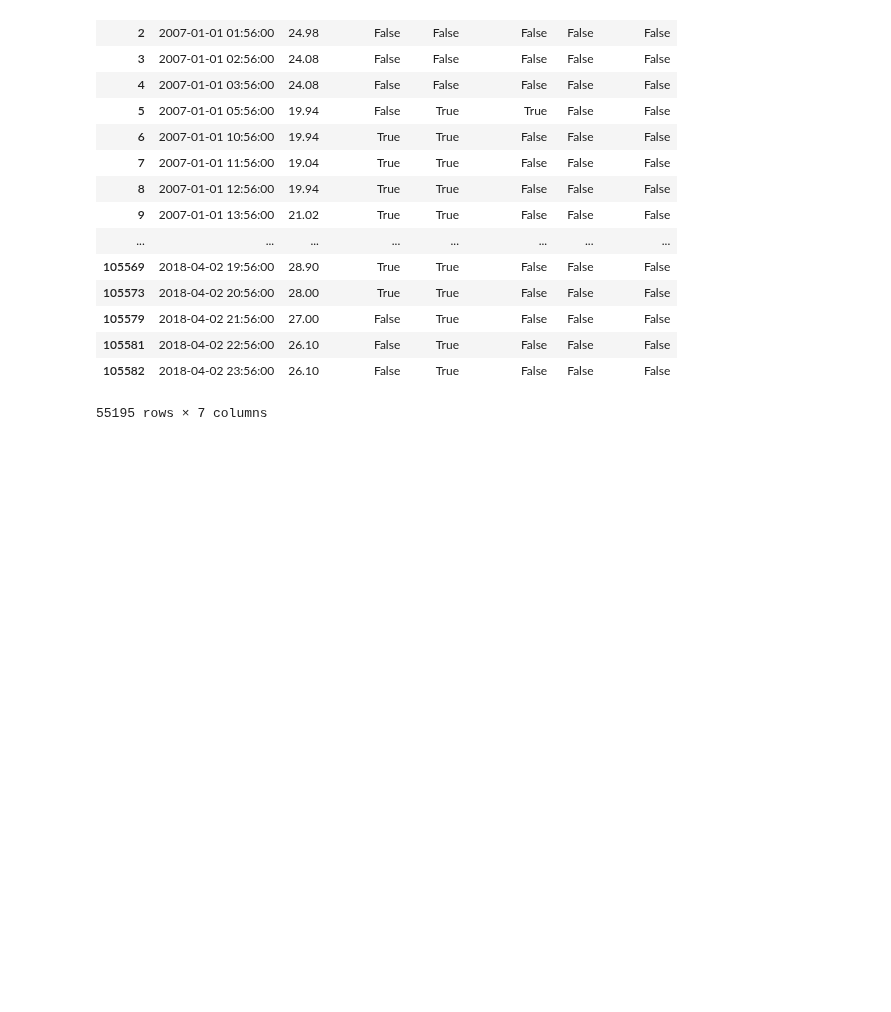
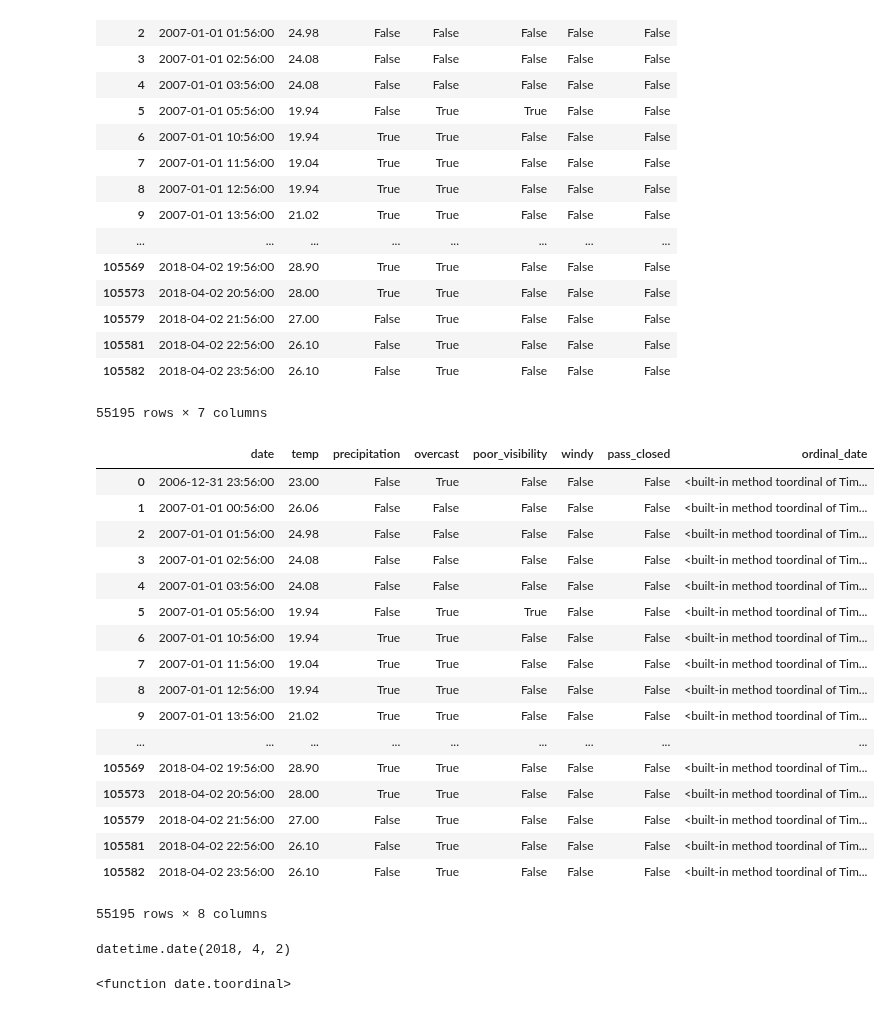
Before and after one commit to leannebaldwin/Pass_Closure, a Jupyter notebook: data_exploration/combine_data.ipynb, the cells around one changed output. Drawn from its saved outputs; the diff is of its cells as text; code cells hidden in the pictures; blank space fills up the shorter version.

Commit message:
Add some exploration on changing datetime values to ordinal for model

```diff
--- a/data_exploration/combine_data.ipynb
+++ b/data_exploration/combine_data.ipynb
@@ -246,3 +248,41 @@ combined_df
 | 105581 | 2018-04-02 22:56:00 | 26.10 | False | True | False | False | False |
 | 105582 | 2018-04-02 23:56:00 | 26.10 | False | True | False | False | False |
 55195 rows × 7 columns
+# %%
+def get_ordinal(date_time):
+    """take a date_time and return it's ordinal value
+    input: datetime
+    output: ordinal
+    """
+    return date_time.toordinal
+# %%
+def add_ordinal(df):
+    """take the combined dataframe and add a column for the ordinal values of the date column
+    input: pandas dataframe
+    output: pandas dataframe
+    """
+    df['ordinal_date'] = df['date'].map(get_ordinal)
+    return df
+# %%
+ord_df = add_ordinal(combined_df)
+# %%
+ord_df
+# %% [output]
+|  | date | temp | precipitation | overcast | poor_visibility | windy | pass_closed | ordinal_date |
+| 0 | 2006-12-31 23:56:00 | 23.00 | False | True | False | False | False | <built-in method toordinal of Tim... |
+| 1 | 2007-01-01 00:56:00 | 26.06 | False | False | False | False | False | <built-in method toordinal of Tim... |
+| 2 | 2007-01-01 01:56:00 | 24.98 | False | False | False | False | False | <built-in method toordinal of Tim... |
+| 3 | 2007-01-01 02:56:00 | 24.08 | False | False | False | False | False | <built-in method toordinal of Tim... |
+| 4 | 2007-01-01 03:56:00 | 24.08 | False | False | False | False | False | <built-in method toordinal of Tim... |
+| 5 | 2007-01-01 05:56:00 | 19.94 | False | True | True | False | False | <built-in method toordinal of Tim... |
+| 6 | 2007-01-01 10:56:00 | 19.94 | True | True | False | False | False | <built-in method toordinal of Tim... |
+| 7 | 2007-01-01 11:56:00 | 19.04 | True | True | False | False | False | <built-in method toordinal of Tim... |
+| 8 | 2007-01-01 12:56:00 | 19.94 | True | True | False | False | False | <built-in method toordinal of Tim... |
+| 9 | 2007-01-01 13:56:00 | 21.02 | True | True | False | False | False | <built-in method toordinal of Tim... |
+| ... | ... | ... | ... | ... | ... | ... | ... | ... |
+| 105569 | 2018-04-02 19:56:00 | 28.90 | True | True | False | False | False | <built-in method toordinal of Tim... |
+| 105573 | 2018-04-02 20:56:00 | 28.00 | True | True | False | False | False | <built-in method toordinal of Tim... |
+| 105579 | 2018-04-02 21:56:00 | 27.00 | False | True | False | False | False | <built-in method toordinal of Tim... |
+| 105581 | 2018-04-02 22:56:00 | 26.10 | False | True | False | False | False | <built-in method toordinal of Tim... |
+| 105582 | 2018-04-02 23:56:00 | 26.10 | False | True | False | False | False | <built-in method toordinal of Tim... |
+55195 rows × 8 columns
@@ -248,0 +291,8 @@ combined_df
+# %%
+d
+# %% [output]
+datetime.date(2018, 4, 2)
+# %%
+d_ord
+# %% [output]
+<function date.toordinal>
```
Also changed, not shown: parts of 2 cells of this notebook, 1 other file.
